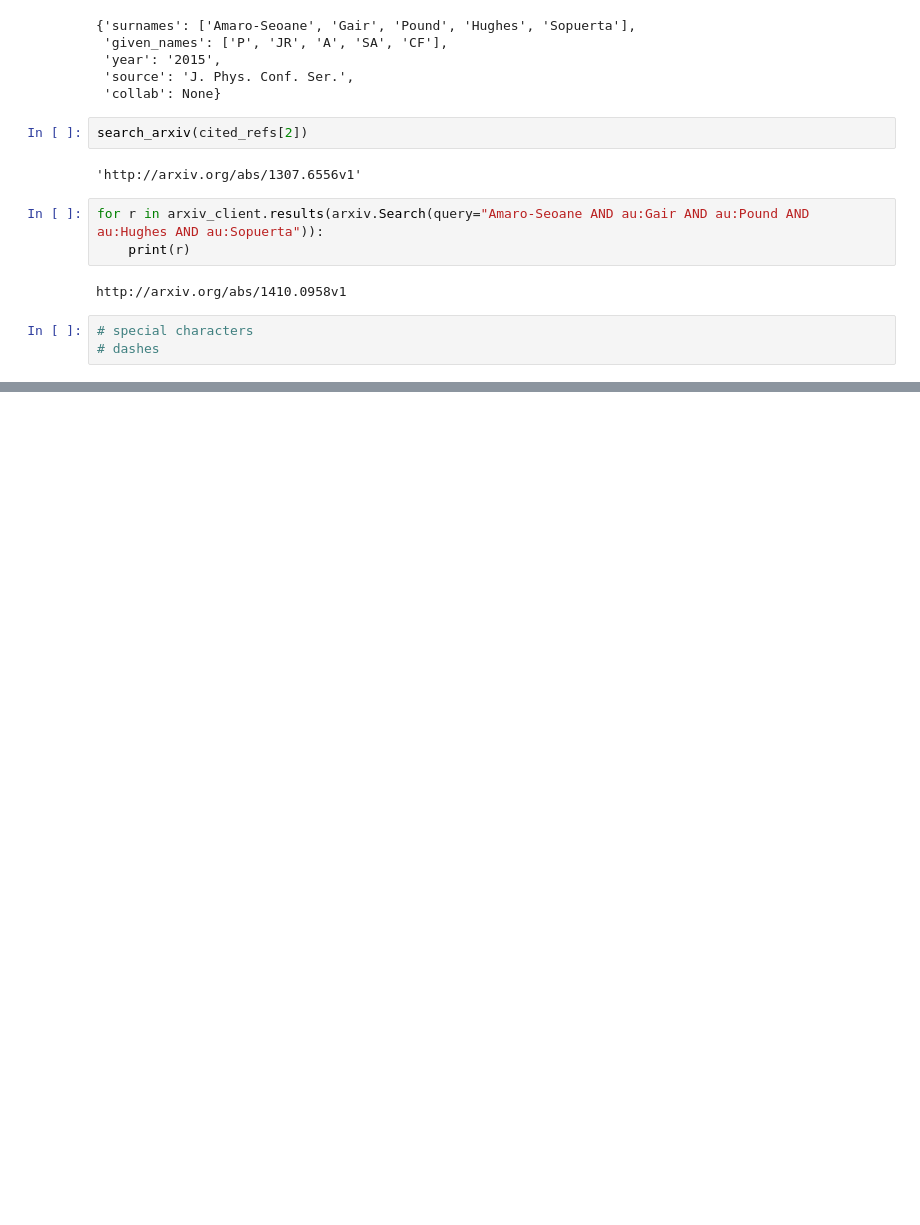
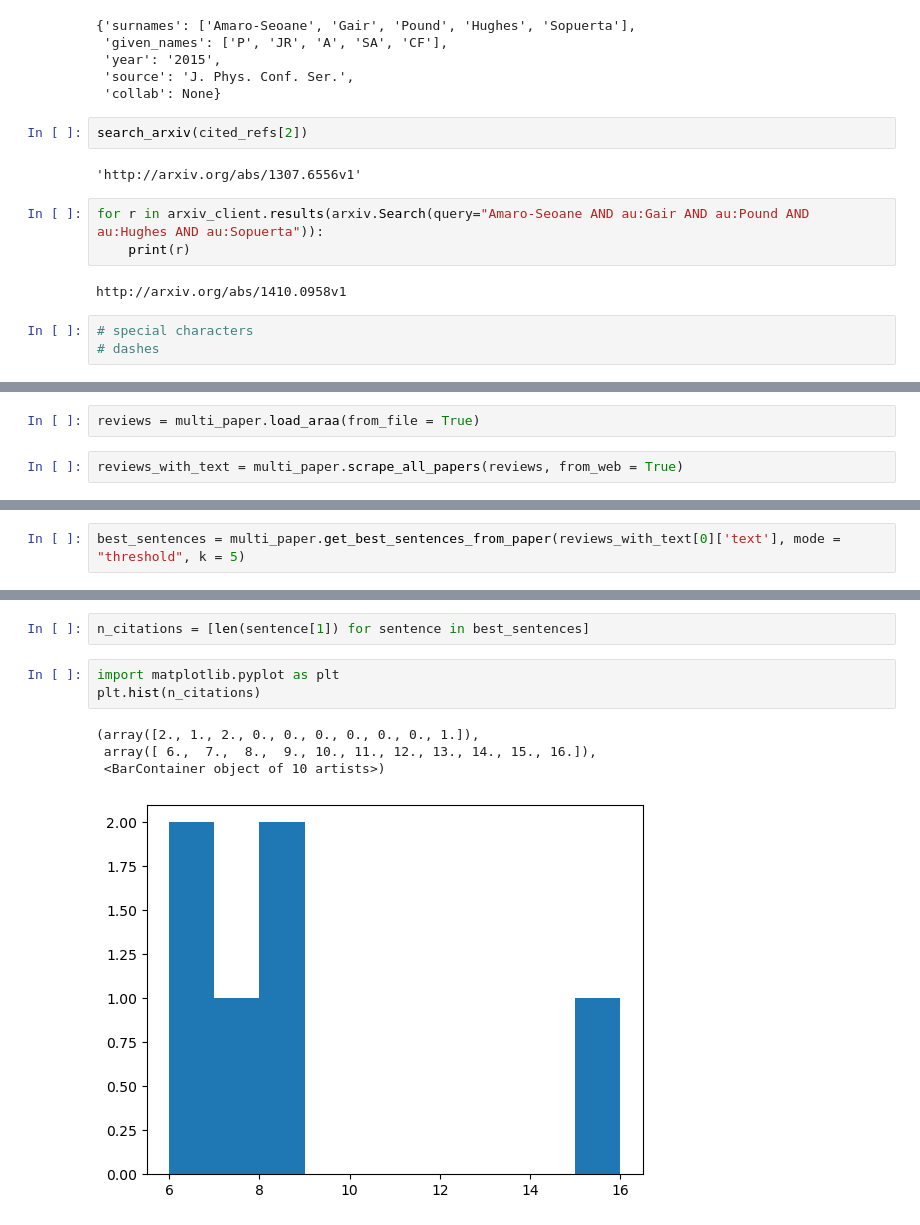
Before and after one commit to jsalt2024-evaluating-llms-for-astronomy/retrieval, a Jupyter notebook: evaluation/araa_evals.ipynb, the cells around one changed output, grey strips where cells are left out. Drawn from its saved outputs; the diff is of its cells as text; blank space fills up the shorter version.

```diff
--- a/evaluation/araa_evals.ipynb
+++ b/evaluation/araa_evals.ipynb
@@ -555,0 +560,4 @@ http://arxiv.org/abs/1410.0958v1
+# %%
+reviews = multi_paper.load_araa(from_file = True)
+# %%
+reviews_with_text = multi_paper.scrape_all_papers(reviews, from_web = True)
@@ -555,0 +569,2 @@ http://arxiv.org/abs/1410.0958v1
+# %%
+best_sentences = multi_paper.get_best_sentences_from_paper(reviews_with_text[0]['text'], mode = "threshold", k = 5)
@@ -555,0 +602,10 @@ http://arxiv.org/abs/1410.0958v1
+# %%
+n_citations = [len(sentence[1]) for sentence in best_sentences]
+# %%
+import matplotlib.pyplot as plt
+plt.hist(n_citations)
+# %% [output]
+(array([2., 1., 2., 0., 0., 0., 0., 0., 0., 1.]),
+ array([ 6.,  7.,  8.,  9., 10., 11., 12., 13., 14., 15., 16.]),
+ <BarContainer object of 10 artists>)
+[figure, added]
```
Also changed, not shown: parts of 12 cells of this notebook, 7 other files.
